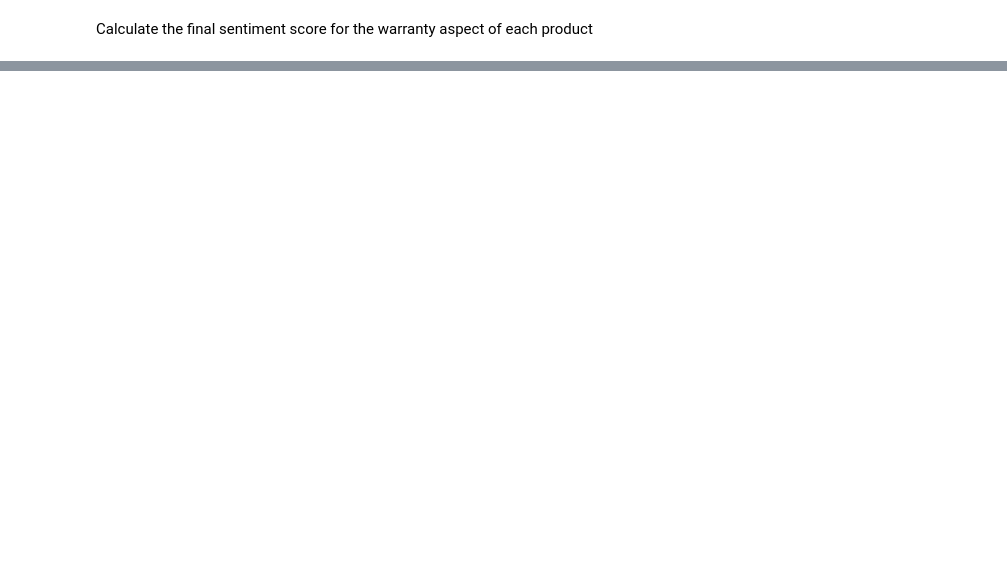
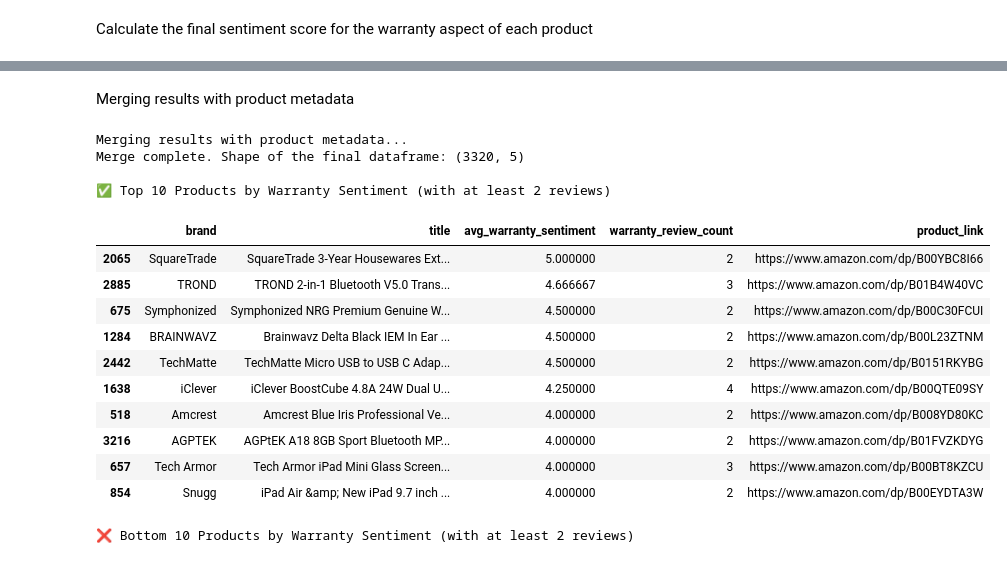
Before and after one commit to elli-saberi/Amazon-reviews-sentiment-analysis, a Jupyter notebook: part2_warranty_sentiment_analysis_using_sentence_bert.ipynb, the cells around one changed output, grey strips where cells are left out. Saved outputs shown, nothing was run; the diff lists cells and outputs as text; code cells hidden in the pictures; blank space fills up the shorter version.

```diff
--- a/part2_warranty_sentiment_analysis_using_sentence_bert.ipynb
+++ b/part2_warranty_sentiment_analysis_using_sentence_bert.ipynb
@@ -277,0 +271,61 @@ else:
+# %% [markdown]
+Merging results with product metadata
+# %%
+
+final_results_df = pd.merge(
+    left=warranty_sentiment_by_product,
+    right=brand_df,
+    on='asin',
+    how='left'
+)
+print(f"Merge complete. Shape of the final dataframe: {final_results_df.shape}")
+
+
+
+final_results_df['brand'] = final_results_df['brand'].fillna('N/A')
+final_results_df['title'] = final_results_df['title'].fillna('Unknown Title')
+
+
+final_results_df['product_link'] = 'https://www.amazon.com/dp/' + final_results_df['asin']
+
+
+
+display_columns = [
+    'brand',
+    'title',
+    'avg_warranty_sentiment',
+    'warranty_review_count',
+    'product_link'
+]
+
+
+min_reviews_threshold = 2
+reliable_results_df = final_results_df[final_results_df['warranty_review_count'] >= min_reviews_threshold].copy()
+
+
+print(f"\n✅ Top 10 Products by Warranty Sentiment (with at least {min_reviews_threshold} reviews)")
+top_10 = reliable_results_df.sort_values(by='avg_warranty_sentiment', ascending=False).head(10)
+
+display(top_10[display_columns])
+
+
+print(f"\n❌ Bottom 10 Products by Warranty Sentiment (with at least {min_reviews_threshold} reviews)")
+bottom_10 = reliable_results_df.sort_values(by='avg_warranty_sentiment', ascending=True).head(10)
+display(bottom_10[display_columns])
+# %% [output]
+Merging results with product metadata...
+Merge complete. Shape of the final dataframe: (3320, 5)
+
+✅ Top 10 Products by Warranty Sentiment (with at least 2 reviews)
+|  | brand | title | avg_warranty_sentiment | warranty_review_count | product_link |
+| 2065 | SquareTrade | SquareTrade 3-Year Housewares Ext... | 5.000000 | 2 | https://www.amazon.com/dp/B00YBC8I66 |
+| 2885 | TROND | TROND 2-in-1 Bluetooth V5.0 Trans... | 4.666667 | 3 | https://www.amazon.com/dp/B01B4W40VC |
+| 675 | Symphonized | Symphonized NRG Premium Genuine W... | 4.500000 | 2 | https://www.amazon.com/dp/B00C30FCUI |
+| 1284 | BRAINWAVZ | Brainwavz Delta Black IEM In Ear ... | 4.500000 | 2 | https://www.amazon.com/dp/B00L23ZTNM |
+| 2442 | TechMatte | TechMatte Micro USB to USB C Adap... | 4.500000 | 2 | https://www.amazon.com/dp/B0151RKYBG |
+| 1638 | iClever | iClever BoostCube 4.8A 24W Dual U... | 4.250000 | 4 | https://www.amazon.com/dp/B00QTE09SY |
+| 518 | Amcrest | Amcrest Blue Iris Professional Ve... | 4.000000 | 2 | https://www.amazon.com/dp/B008YD80KC |
+| 3216 | AGPTEK | AGPtEK A18 8GB Sport Bluetooth MP... | 4.000000 | 2 | https://www.amazon.com/dp/B01FVZKDYG |
+| 657 | Tech Armor | Tech Armor iPad Mini Glass Screen... | 4.000000 | 3 | https://www.amazon.com/dp/B00BT8KZCU |
+| 854 | Snugg | iPad Air &amp; New iPad 9.7 inch ... | 4.000000 | 2 | https://www.amazon.com/dp/B00EYDTA3W |
+❌ Bottom 10 Products by Warranty Sentiment (with at least 2 reviews)
```
Also changed, not shown: parts of 10 cells of this notebook.
